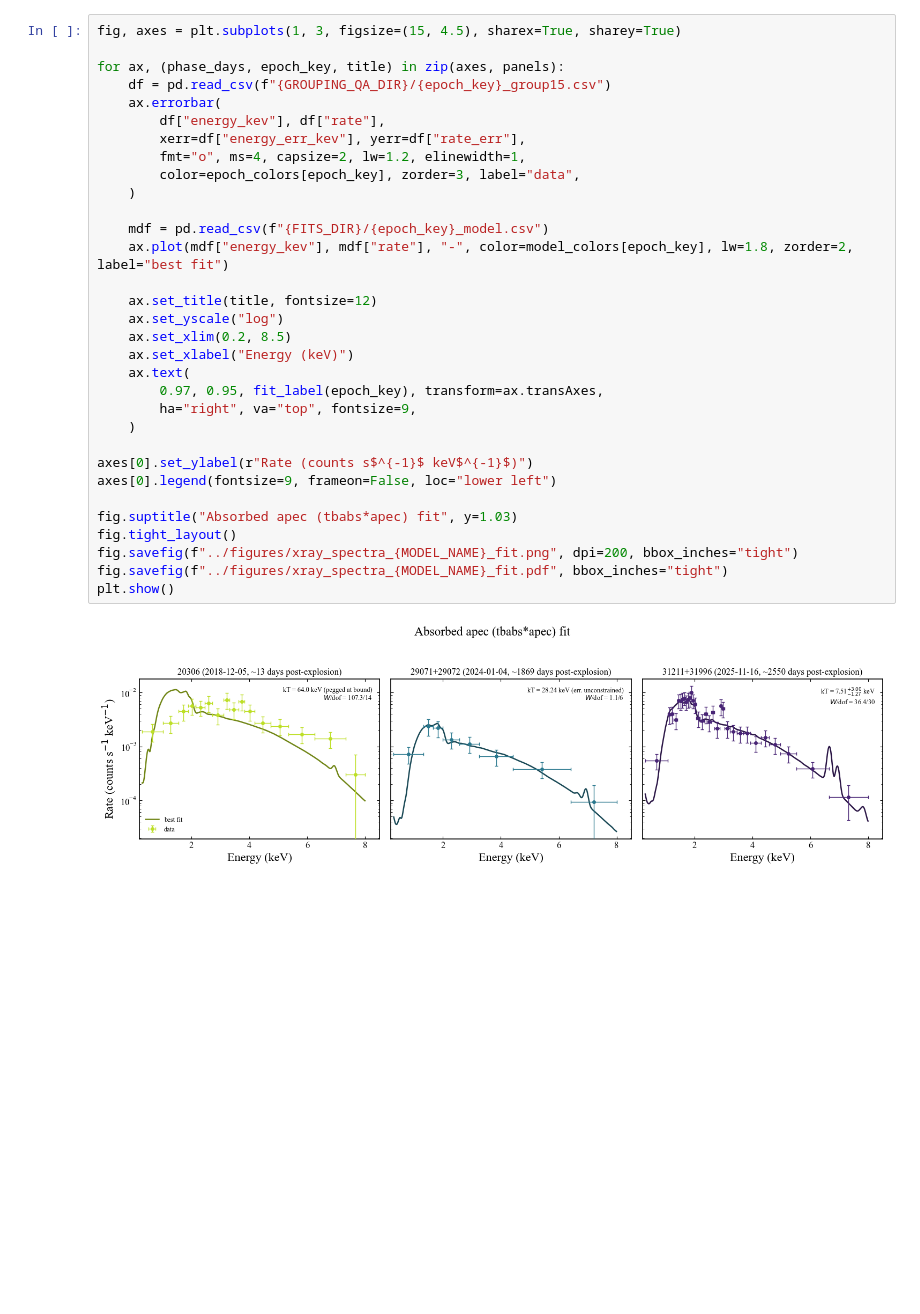
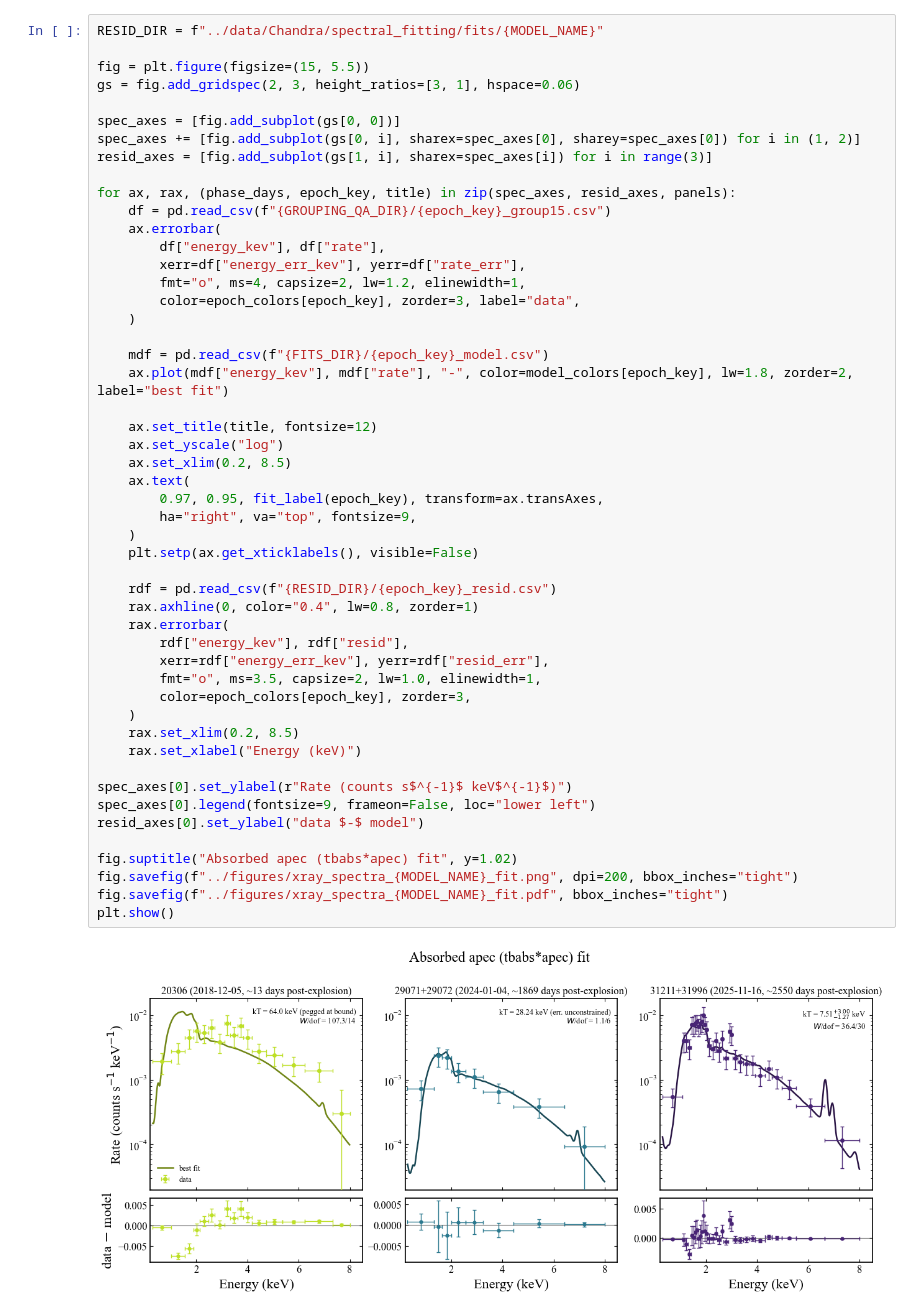
Before and after one commit to AnnikaDeutsch/SN2018ivc_2026, a Jupyter notebook: figure_notebooks/xray_spectra_apec_fit.ipynb, the cells around one changed output. Drawn from its saved outputs; the diff is of its cells as text; blank space fills up the shorter version.

Commit message:
add residuals to the spectral fit plots

```diff
--- a/figure_notebooks/xray_spectra_apec_fit.ipynb
+++ b/figure_notebooks/xray_spectra_apec_fit.ipynb
@@ -102,34 +114,52 @@ def fit_label(epoch_key):
 # %%
-fig, axes = plt.subplots(1, 3, figsize=(15, 4.5), sharex=True, sharey=True)
+RESID_DIR = f"../data/Chandra/spectral_fitting/fits/{MODEL_NAME}"
 
-for ax, (phase_days, epoch_key, title) in zip(axes, panels):
+fig = plt.figure(figsize=(15, 5.5))
+gs = fig.add_gridspec(2, 3, height_ratios=[3, 1], hspace=0.06)
+
+spec_axes = [fig.add_subplot(gs[0, 0])]
+spec_axes += [fig.add_subplot(gs[0, i], sharex=spec_axes[0], sharey=spec_axes[0]) for i in (1, 2)]
+resid_axes = [fig.add_subplot(gs[1, i], sharex=spec_axes[i]) for i in range(3)]
+
+for ax, rax, (phase_days, epoch_key, title) in zip(spec_axes, resid_axes, panels):
     df = pd.read_csv(f"{GROUPING_QA_DIR}/{epoch_key}_group15.csv")
     ax.errorbar(
         df["energy_kev"], df["rate"],
         xerr=df["energy_err_kev"], yerr=df["rate_err"],
         fmt="o", ms=4, capsize=2, lw=1.2, elinewidth=1,
         color=epoch_colors[epoch_key], zorder=3, label="data",
     )
 
     mdf = pd.read_csv(f"{FITS_DIR}/{epoch_key}_model.csv")
     ax.plot(mdf["energy_kev"], mdf["rate"], "-", color=model_colors[epoch_key], lw=1.8, zorder=2, label="best fit")
 
     ax.set_title(title, fontsize=12)
     ax.set_yscale("log")
     ax.set_xlim(0.2, 8.5)
-    ax.set_xlabel("Energy (keV)")
     ax.text(
         0.97, 0.95, fit_label(epoch_key), transform=ax.transAxes,
         ha="right", va="top", fontsize=9,
     )
+    plt.setp(ax.get_xticklabels(), visible=False)
 
-axes[0].set_ylabel(r"Rate (counts s$^{-1}$ keV$^{-1}$)")
-axes[0].legend(fontsize=9, frameon=False, loc="lower left")
+    rdf = pd.read_csv(f"{RESID_DIR}/{epoch_key}_resid.csv")
+    rax.axhline(0, color="0.4", lw=0.8, zorder=1)
+    rax.errorbar(
+        rdf["energy_kev"], rdf["resid"],
+        xerr=rdf["energy_err_kev"], yerr=rdf["resid_err"],
+        fmt="o", ms=3.5, capsize=2, lw=1.0, elinewidth=1,
+        color=epoch_colors[epoch_key], zorder=3,
+    )
+    rax.set_xlim(0.2, 8.5)
+    rax.set_xlabel("Energy (keV)")
 
-fig.suptitle("Absorbed apec (tbabs*apec) fit", y=1.03)
-fig.tight_layout()
+spec_axes[0].set_ylabel(r"Rate (counts s$^{-1}$ keV$^{-1}$)")
+spec_axes[0].legend(fontsize=9, frameon=False, loc="lower left")
+resid_axes[0].set_ylabel("data $-$ model")
+
+fig.suptitle("Absorbed apec (tbabs*apec) fit", y=1.02)
 fig.savefig(f"../figures/xray_spectra_{MODEL_NAME}_fit.png", dpi=200, bbox_inches="tight")
 fig.savefig(f"../figures/xray_spectra_{MODEL_NAME}_fit.pdf", bbox_inches="tight")
 plt.show()
 # %% [output]
-[figure, old version]
+[figure, new version]
```
Also changed, not shown: parts of 2 cells of this notebook, 2 other files.
